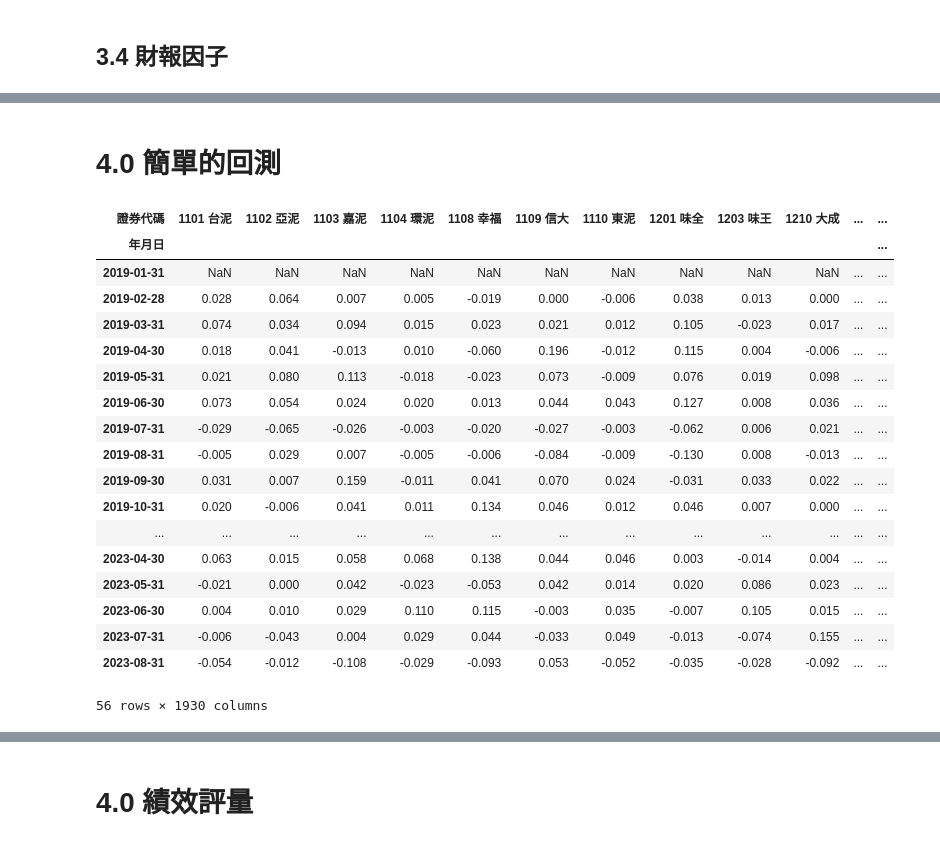
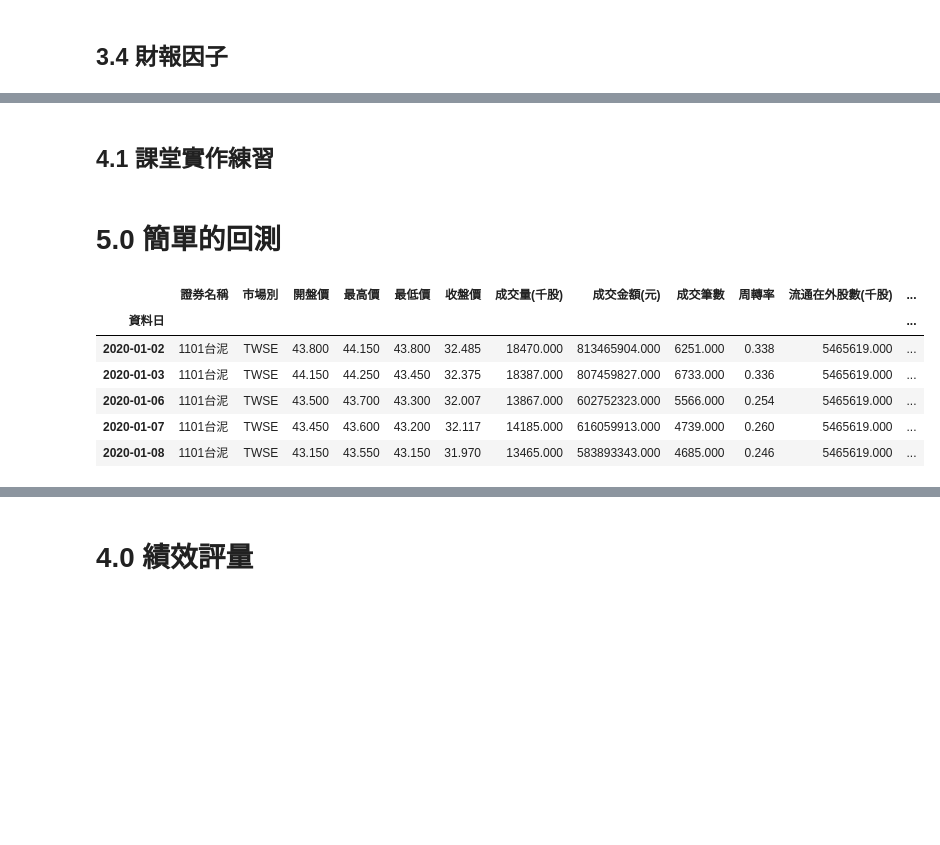
Before and after one commit to Wayne0807/FCU, a Jupyter notebook: 課堂練習.ipynb, the cells around one changed output, grey strips where cells are left out. Saved outputs shown, nothing was run; the diff lists cells and outputs as text; code cells hidden in the pictures; blank space fills up the shorter version.

```diff
--- a/課堂練習.ipynb
+++ b/課堂練習.ipynb
@@ -11,7 +11,10 @@
 import pandas as pd
 import numpy as np
 import matplotlib.pyplot as plt
-pd.set_option('display.float_format', lambda x: '%.3f' % x)
+import warnings
+from pandas.tseries.offsets import MonthBegin, MonthEnd
+warnings.simplefilter(action='ignore', category=Warning)
+# pd.set_option('display.float_format', lambda x: '%.3f' % x)
 # %% [markdown]
 # 2.0 資料前處理
 # %% [markdown]
@@ -557,39 +856,20 @@ df_rank.reset_index(drop=True, inplace=True)
+# %% [markdown]
+## 4.1 課堂實作練習
 # %% [markdown]
-# 4.0 簡單的回測
+# 5.0 簡單的回測
 # %%
-df = pd.read_feather('還原股價.feather')
-
-df.sort_values(by=['證券代碼', '年月日'], ascending=True, inplace=True)
-df.drop_duplicates(subset=['證券代碼', '年月日'], keep='last', inplace=True)
-
-df['年月日'] = pd.to_datetime(df['年月日'])
-
-# Set '年月日' as the index
-df.set_index('年月日', inplace=True)
-
-monthly_start_price = df.groupby('證券代碼').resample('M')['收盤價(元)'].first().unstack().transpose()
-monthly_end_price = df.groupby('證券代碼').resample('M')['收盤價(元)'].last().unstack().transpose()
-
-monthly_returns = monthly_end_price.pct_change()
-
-monthly_returns
+# 讀取價格資料，進行整理
+df = pd.read_feather('./Data/價量資料.feather')
+df.sort_values(by=['證券名稱', '資料日'], ascending=True, inplace=True)
+df.drop_duplicates(subset=['證券名稱', '資料日'], keep='last', inplace=True)
+df['資料日'] = pd.to_datetime(df['資料日'])
+df.set_index('資料日', inplace=True)
+df.head()
 # %% [output]
-| 證券代碼 | 1101 台泥 | 1102 亞泥 | 1103 嘉泥 | 1104 環泥 | 1108 幸福 | 1109 信大 | 1110 東泥 | 1201 味全 | 1203 味王 | 1210 大成 | ... | ... |
-| 年月日 |  |  |  |  |  |  |  |  |  |  |  | ... |
-| 2019-01-31 | NaN | NaN | NaN | NaN | NaN | NaN | NaN | NaN | NaN | NaN | ... | ... |
-| 2019-02-28 | 0.028 | 0.064 | 0.007 | 0.005 | -0.019 | 0.000 | -0.006 | 0.038 | 0.013 | 0.000 | ... | ... |
-| 2019-03-31 | 0.074 | 0.034 | 0.094 | 0.015 | 0.023 | 0.021 | 0.012 | 0.105 | -0.023 | 0.017 | ... | ... |
-| 2019-04-30 | 0.018 | 0.041 | -0.013 | 0.010 | -0.060 | 0.196 | -0.012 | 0.115 | 0.004 | -0.006 | ... | ... |
-| 2019-05-31 | 0.021 | 0.080 | 0.113 | -0.018 | -0.023 | 0.073 | -0.009 | 0.076 | 0.019 | 0.098 | ... | ... |
-| 2019-06-30 | 0.073 | 0.054 | 0.024 | 0.020 | 0.013 | 0.044 | 0.043 | 0.127 | 0.008 | 0.036 | ... | ... |
-| 2019-07-31 | -0.029 | -0.065 | -0.026 | -0.003 | -0.020 | -0.027 | -0.003 | -0.062 | 0.006 | 0.021 | ... | ... |
-| 2019-08-31 | -0.005 | 0.029 | 0.007 | -0.005 | -0.006 | -0.084 | -0.009 | -0.130 | 0.008 | -0.013 | ... | ... |
-| 2019-09-30 | 0.031 | 0.007 | 0.159 | -0.011 | 0.041 | 0.070 | 0.024 | -0.031 | 0.033 | 0.022 | ... | ... |
-| 2019-10-31 | 0.020 | -0.006 | 0.041 | 0.011 | 0.134 | 0.046 | 0.012 | 0.046 | 0.007 | 0.000 | ... | ... |
-| ... | ... | ... | ... | ... | ... | ... | ... | ... | ... | ... | ... | ... |
-| 2023-04-30 | 0.063 | 0.015 | 0.058 | 0.068 | 0.138 | 0.044 | 0.046 | 0.003 | -0.014 | 0.004 | ... | ... |
-| 2023-05-31 | -0.021 | 0.000 | 0.042 | -0.023 | -0.053 | 0.042 | 0.014 | 0.020 | 0.086 | 0.023 | ... | ... |
-| 2023-06-30 | 0.004 | 0.010 | 0.029 | 0.110 | 0.115 | -0.003 | 0.035 | -0.007 | 0.105 | 0.015 | ... | ... |
-| 2023-07-31 | -0.006 | -0.043 | 0.004 | 0.029 | 0.044 | -0.033 | 0.049 | -0.013 | -0.074 | 0.155 | ... | ... |
-| 2023-08-31 | -0.054 | -0.012 | -0.108 | -0.029 | -0.093 | 0.053 | -0.052 | -0.035 | -0.028 | -0.092 | ... | ... |
+|  | 證券名稱 | 市場別 | 開盤價 | 最高價 | 最低價 | 收盤價 | 成交量(千股) | 成交金額(元) | 成交筆數 | 周轉率 | 流通在外股數(千股) | ... |
+| 資料日 |  |  |  |  |  |  |  |  |  |  |  | ... |
+| 2020-01-02 | 1101台泥 | TWSE | 43.800 | 44.150 | 43.800 | 32.485 | 18470.000 | 813465904.000 | 6251.000 | 0.338 | 5465619.000 | ... |
+| 2020-01-03 | 1101台泥 | TWSE | 44.150 | 44.250 | 43.450 | 32.375 | 18387.000 | 807459827.000 | 6733.000 | 0.336 | 5465619.000 | ... |
+| 2020-01-06 | 1101台泥 | TWSE | 43.500 | 43.700 | 43.300 | 32.007 | 13867.000 | 602752323.000 | 5566.000 | 0.254 | 5465619.000 | ... |
+| 2020-01-07 | 1101台泥 | TWSE | 43.450 | 43.600 | 43.200 | 32.117 | 14185.000 | 616059913.000 | 4739.000 | 0.260 | 5465619.000 | ... |
+| 2020-01-08 | 1101台泥 | TWSE | 43.150 | 43.550 | 43.150 | 31.970 | 13465.000 | 583893343.000 | 4685.000 | 0.246 | 5465619.000 | ... |
-56 rows × 1930 columns
```
Also changed, not shown: parts of 59 cells of this notebook.
